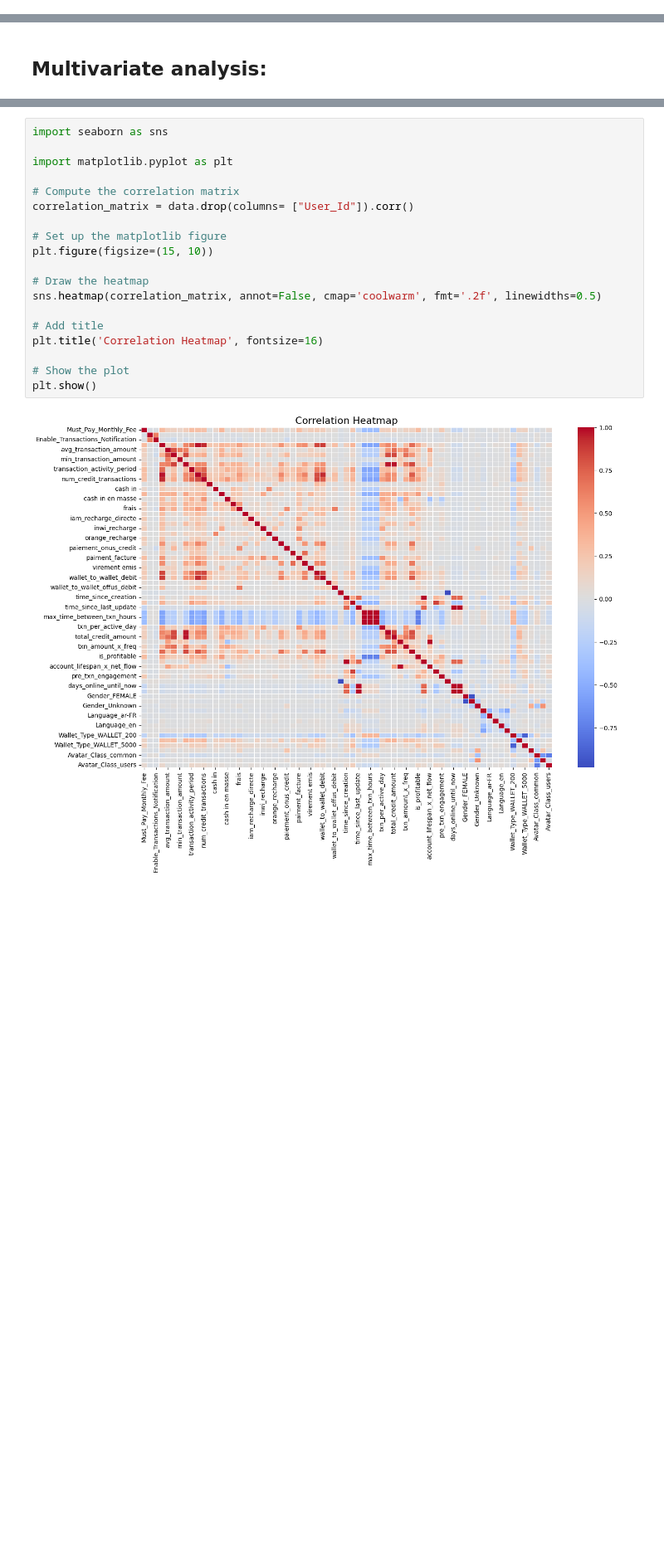
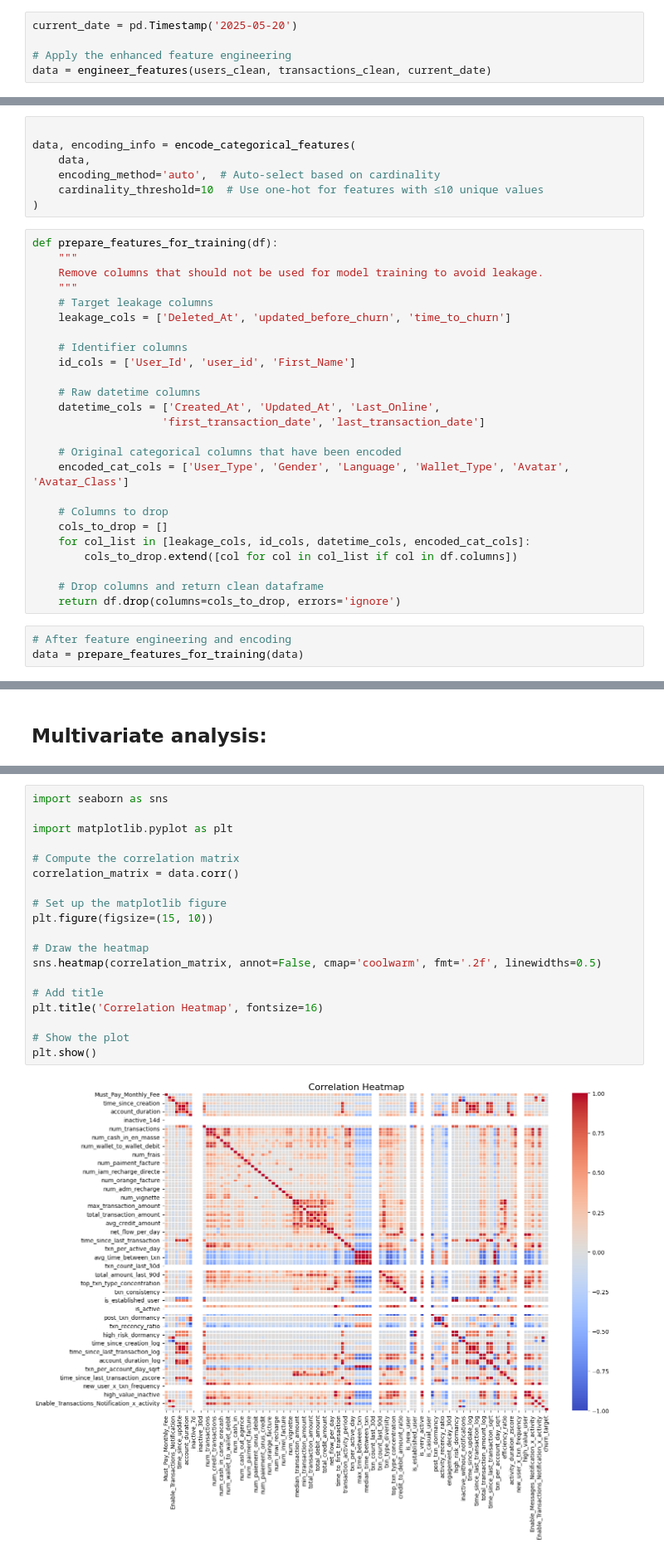
Before and after one commit to ELANSARI05/Application-Project, a Jupyter notebook: Leap Project/EDA_Phase.ipynb, the cells around one changed output, grey strips where cells are left out. Shown at 83% size. Cells and saved outputs as stored; diff of their text form; blank space fills up the shorter version.

```diff
--- a/Leap Project/EDA_Phase.ipynb
+++ b/Leap Project/EDA_Phase.ipynb
@@ -650,0 +1130,5 @@ data = users_clean_encoded.copy()
+# %%
+current_date = pd.Timestamp('2025-05-20')
+
+# Apply the enhanced feature engineering
+data = engineer_features(users_clean, transactions_clean, current_date)
@@ -651,3 +1226,38 @@ data = users_clean_encoded.copy()
+# %%
+
+data, encoding_info = encode_categorical_features(
+    data,
+    encoding_method='auto',  # Auto-select based on cardinality
+    cardinality_threshold=10  # Use one-hot for features with ≤10 unique values
+)
+# %%
+def prepare_features_for_training(df):
+    """
+    Remove columns that should not be used for model training to avoid leakage.
+    """
+    # Target leakage columns
+    leakage_cols = ['Deleted_At', 'updated_before_churn', 'time_to_churn']
+
+    # Identifier columns
+    id_cols = ['User_Id', 'user_id', 'First_Name']
+
+    # Raw datetime columns
+    datetime_cols = ['Created_At', 'Updated_At', 'Last_Online',
+                    'first_transaction_date', 'last_transaction_date']
+
+    # Original categorical columns that have been encoded
+    encoded_cat_cols = ['User_Type', 'Gender', 'Language', 'Wallet_Type', 'Avatar', 'Avatar_Class']
+
+    # Columns to drop
+    cols_to_drop = []
+    for col_list in [leakage_cols, id_cols, datetime_cols, encoded_cat_cols]:
+        cols_to_drop.extend([col for col in col_list if col in df.columns])
+
+    # Drop columns and return clean dataframe
+    return df.drop(columns=cols_to_drop, errors='ignore')
+# %%
+# After feature engineering and encoding
+data = prepare_features_for_training(data)
 # %% [markdown]
 ## Data Imbalance Check:
 Churn prediction problems often involve imbalanced datasets because the number of users who churn (e.g., delete their accounts) is typically much smaller than the number of users who remain active. This imbalance can lead to challenges in training machine learning models, as standard algorithms may become biased toward the majority class (non-churners), resulting in poor performance for the minority class (churners). To address this, it is essential to use specialized techniques such as oversampling the minority class, undersampling the majority class, or applying class weights to balance the model's focus. Additionally, traditional metrics like accuracy may not be suitable for evaluating imbalanced datasets, as they can be misleading. Instead, metrics such as precision, recall, F1-score, and area under the ROC curve (AUC-ROC) are more appropriate, as they provide a better understanding of the model's performance in identifying churners.
@@ -684,21 +1283,21 @@ Name: churn_target, Length: 69, dtype: float64
 # %%
 import seaborn as sns
 
 import matplotlib.pyplot as plt
 
 # Compute the correlation matrix
-correlation_matrix = data.drop(columns= ["User_Id"]).corr()
+correlation_matrix = data.corr()
 
 # Set up the matplotlib figure
 plt.figure(figsize=(15, 10))
 
 # Draw the heatmap
 sns.heatmap(correlation_matrix, annot=False, cmap='coolwarm', fmt='.2f', linewidths=0.5)
 
 # Add title
 plt.title('Correlation Heatmap', fontsize=16)
 
 # Show the plot
 plt.show()
 # %% [output]
-[figure, old version]
+[figure, new version]
```
Also changed, not shown: parts of 25 cells of this notebook, 14 other files.
